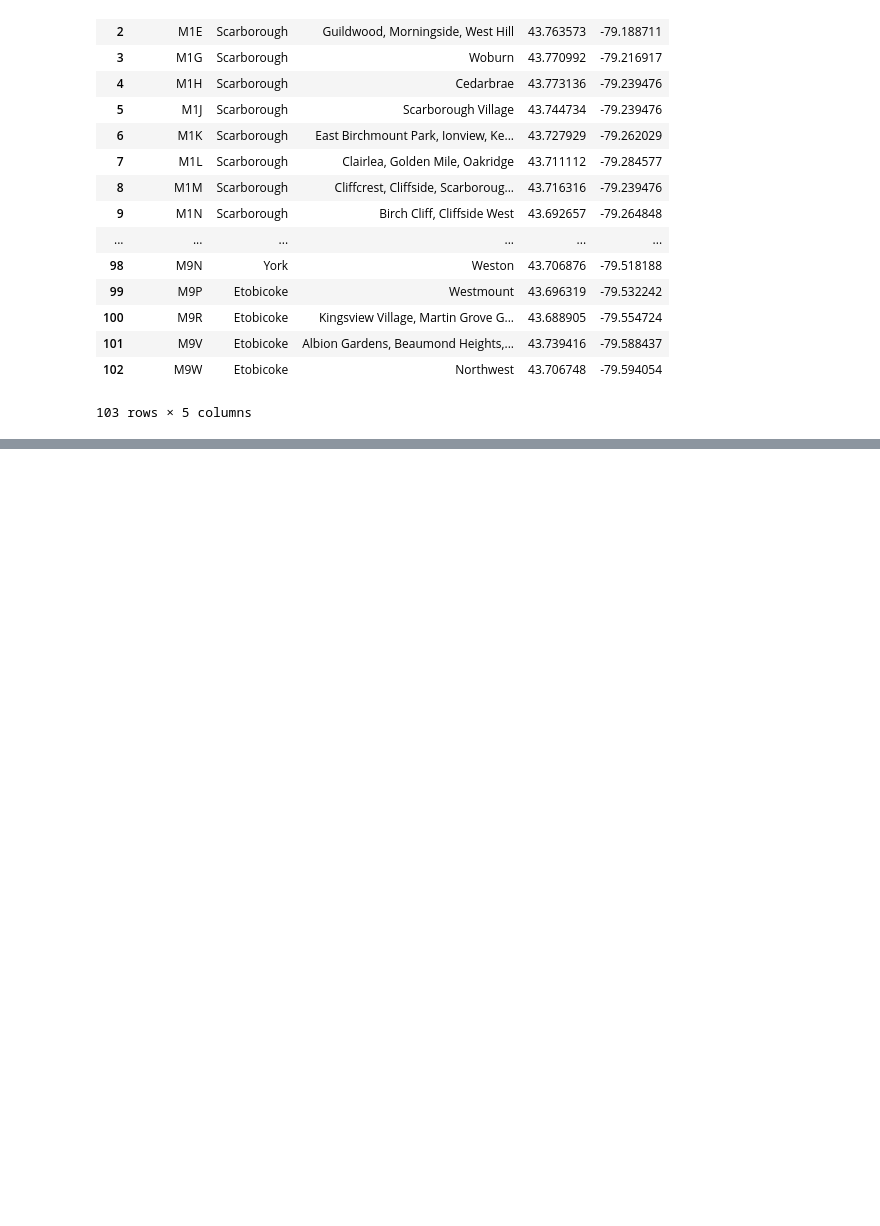
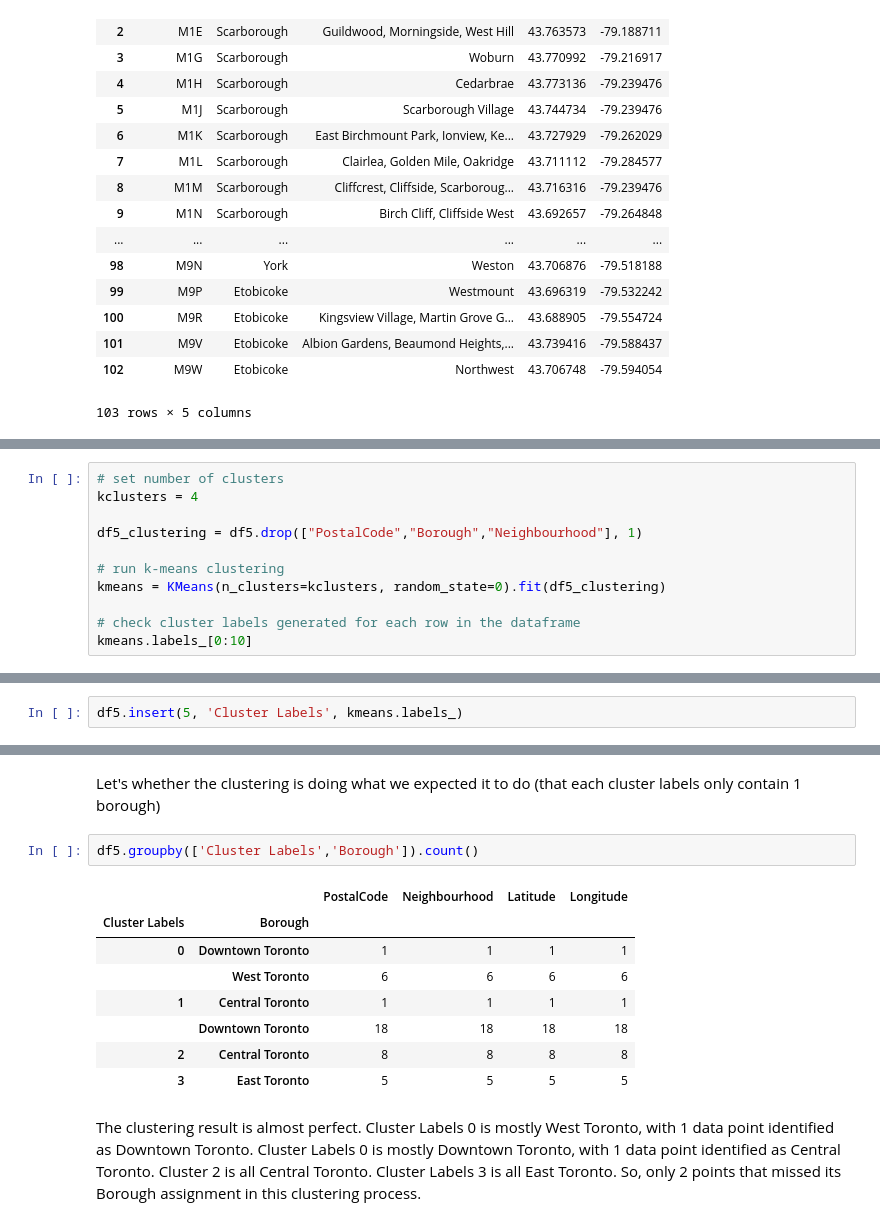
Before and after one commit to putawararevalda/Coursera_Capstone, a Jupyter notebook: Peer-graded Assignment Segmenting and Clustering Neighborhoods in Toronto.ipynb, the cells around one changed output, grey strips where cells are left out. Drawn from its saved outputs; the diff is of its cells as text; blank space fills up the shorter version.

```diff
--- a/Peer-graded Assignment Segmenting and Clustering Neighborhoods in Toronto.ipynb
+++ b/Peer-graded Assignment Segmenting and Clustering Neighborhoods in Toronto.ipynb
@@ -162,0 +232,11 @@ df4
+# %%
+# set number of clusters
+kclusters = 4
+
+df5_clustering = df5.drop(["PostalCode","Borough","Neighbourhood"], 1)
+
+# run k-means clustering
+kmeans = KMeans(n_clusters=kclusters, random_state=0).fit(df5_clustering)
+
+# check cluster labels generated for each row in the dataframe
+kmeans.labels_[0:10]
@@ -162,0 +247,2 @@ df4
+# %%
+df5.insert(5, 'Cluster Labels', kmeans.labels_)
@@ -162,0 +283,15 @@ df4
+# %% [markdown]
+Let's whether the clustering is doing what we expected it to do (that each cluster labels only contain 1 borough)
+# %%
+df5.groupby(['Cluster Labels','Borough']).count()
+# %% [output]
+|  |  | PostalCode | Neighbourhood | Latitude | Longitude |
+| Cluster Labels | Borough |  |  |  |  |
+| 0 | Downtown Toronto | 1 | 1 | 1 | 1 |
+|  | West Toronto | 6 | 6 | 6 | 6 |
+| 1 | Central Toronto | 1 | 1 | 1 | 1 |
+|  | Downtown Toronto | 18 | 18 | 18 | 18 |
+| 2 | Central Toronto | 8 | 8 | 8 | 8 |
+| 3 | East Toronto | 5 | 5 | 5 | 5 |
+# %% [markdown]
+The clustering result is almost perfect. Cluster Labels 0 is mostly West Toronto, with 1 data point identified as Downtown Toronto. Cluster Labels 0 is mostly Downtown Toronto, with 1 data point identified as Central Toronto. Cluster 2 is all Central Toronto. Cluster Labels 3 is all East Toronto. So, only 2 points that missed its Borough assignment in this clustering process.
```
Also changed, not shown: parts of 19 cells of this notebook.
